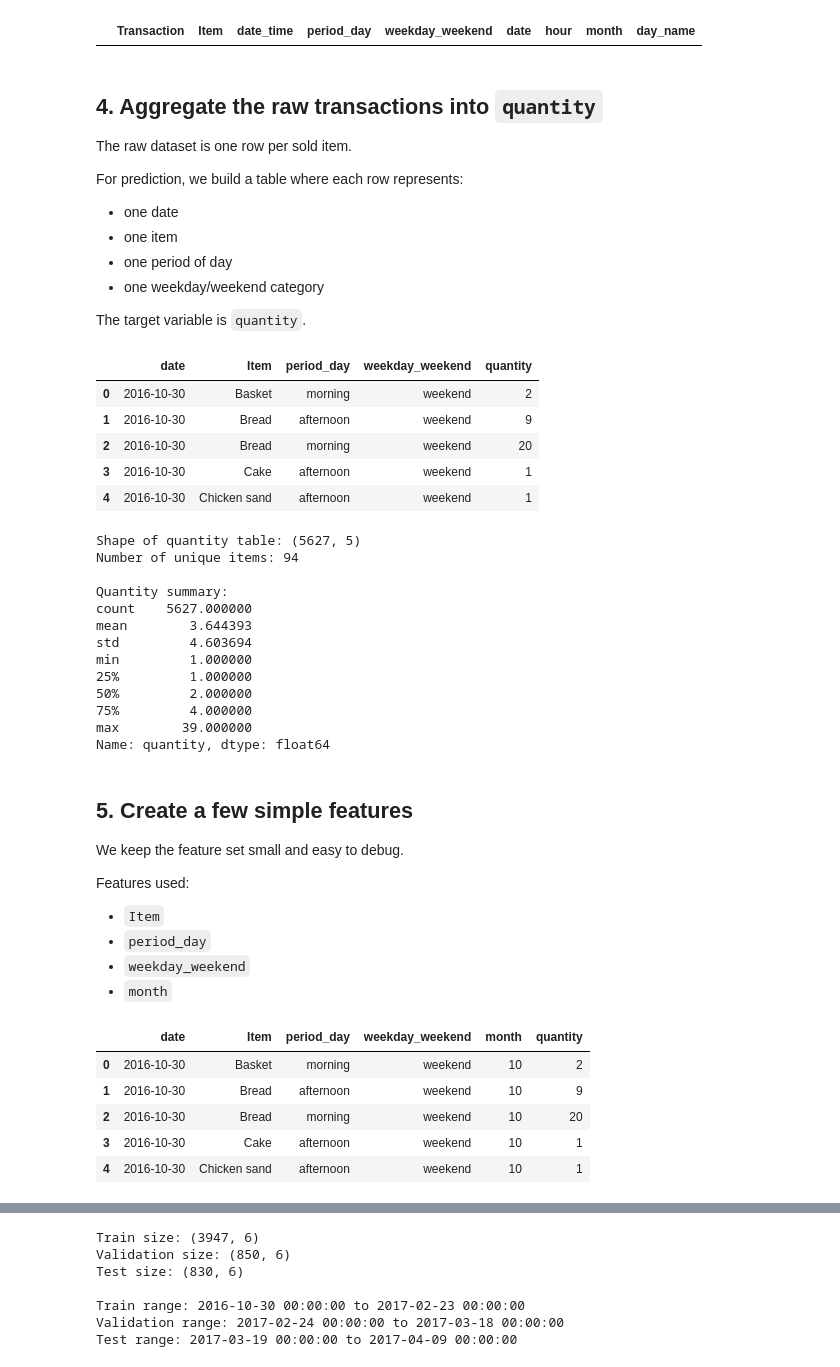
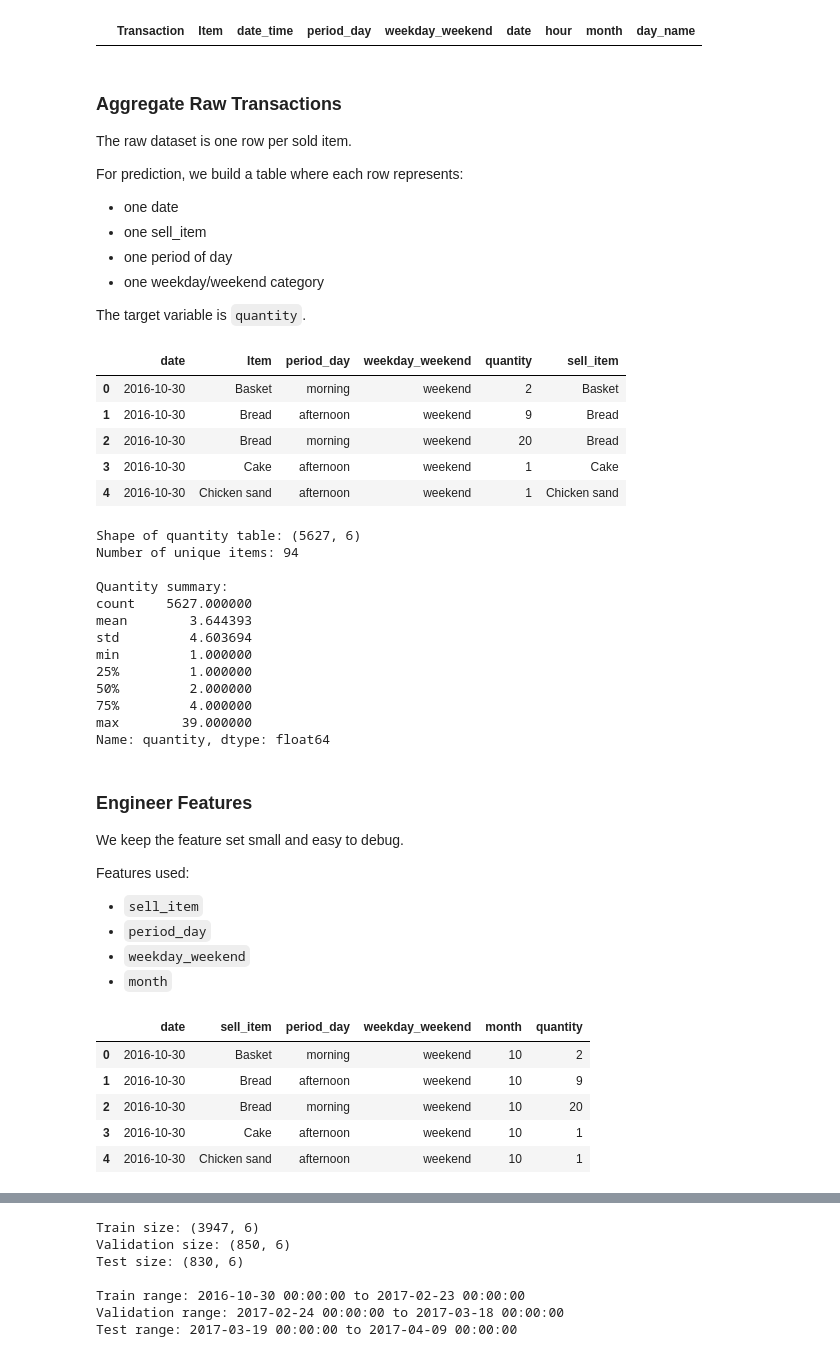
Before and after one commit to sloxen/AutoPred, a Jupyter notebook: bakery_demo.ipynb, the cells around one changed output, grey strips where cells are left out. Saved outputs shown, nothing was run; the diff lists cells and outputs as text; code cells hidden in the pictures.

```diff
--- a/bakery_demo.ipynb
+++ b/bakery_demo.ipynb
@@ -146,49 +142,50 @@ df[df["date_time"].isna()].head()
 Invalid or missing date_time values: 0
 |  | Transaction | Item | date_time | period_day | weekday_weekend | date | hour | month | day_name |
 # %% [markdown]
-## 4. Aggregate the raw transactions into `quantity`
+### Aggregate Raw Transactions
 
 The raw dataset is one row per sold item.
 
 For prediction, we build a table where each row represents:
 - one date
-- one item
+- one sell_item
 - one period of day
 - one weekday/weekend category
 
 The target variable is `quantity`.
 # %%
-# Group the raw rows into item-level quantity
+# Group the raw rows into sell_item-level quantity
 qty_df = (
     df.groupby(["date", "Item", "period_day", "weekday_weekend"])
       .size()
       .reset_index(name="quantity")
 )
 
 # Convert the grouped date column back to pandas datetime
 qty_df["date"] = pd.to_datetime(qty_df["date"])
+qty_df["sell_item"] = qty_df["Item"]
 
 # Show the first few grouped rows
 qty_df.head()
 # %% [output]
-|  | date | Item | period_day | weekday_weekend | quantity |
-| 0 | 2016-10-30 | Basket | morning | weekend | 2 |
-| 1 | 2016-10-30 | Bread | afternoon | weekend | 9 |
-| 2 | 2016-10-30 | Bread | morning | weekend | 20 |
-| 3 | 2016-10-30 | Cake | afternoon | weekend | 1 |
-| 4 | 2016-10-30 | Chicken sand | afternoon | weekend | 1 |
+|  | date | Item | period_day | weekday_weekend | quantity | sell_item |
+| 0 | 2016-10-30 | Basket | morning | weekend | 2 | Basket |
+| 1 | 2016-10-30 | Bread | afternoon | weekend | 9 | Bread |
+| 2 | 2016-10-30 | Bread | morning | weekend | 20 | Bread |
+| 3 | 2016-10-30 | Cake | afternoon | weekend | 1 | Cake |
+| 4 | 2016-10-30 | Chicken sand | afternoon | weekend | 1 | Chicken sand |
 # %%
 # Print the shape of the modelling table
 print("Shape of quantity table:", qty_df.shape)
 
 # Print the number of unique items
-print("Number of unique items:", qty_df["Item"].nunique())
+print("Number of unique items:", qty_df["sell_item"].nunique())
 
 # Print a summary of the target variable
 print("\nQuantity summary:")
 print(qty_df["quantity"].describe())
 # %% [output]
-Shape of quantity table: (5627, 5)
+Shape of quantity table: (5627, 6)
 Number of unique items: 94
 
 Quantity summary:
@@ -202,12 +199,12 @@ min         1.000000
 max        39.000000
 Name: quantity, dtype: float64
 # %% [markdown]
-## 5. Create a few simple features
+### Engineer Features
 
 We keep the feature set small and easy to debug.
 
 Features used:
-- `Item`
+- `sell_item`
 - `period_day`
 - `weekday_weekend`
 - `month`
@@ -216,12 +213,12 @@ Features used:
 qty_df["month"] = qty_df["date"].dt.month
 
 # Keep only the columns needed for modelling
-model_df = qty_df[["date", "Item", "period_day", "weekday_weekend", "month", "quantity"]].copy()
+model_df = qty_df[["date", "sell_item", "period_day", "weekday_weekend", "month", "quantity"]].copy()
 
 # Show the modelling dataframe
 model_df.head()
 # %% [output]
-|  | date | Item | period_day | weekday_weekend | month | quantity |
+|  | date | sell_item | period_day | weekday_weekend | month | quantity |
 | 0 | 2016-10-30 | Basket | morning | weekend | 10 | 2 |
 | 1 | 2016-10-30 | Bread | afternoon | weekend | 10 | 9 |
 | 2 | 2016-10-30 | Bread | morning | weekend | 10 | 20 |
```
Also changed, not shown: parts of 28 cells of this notebook, 8 other files.
